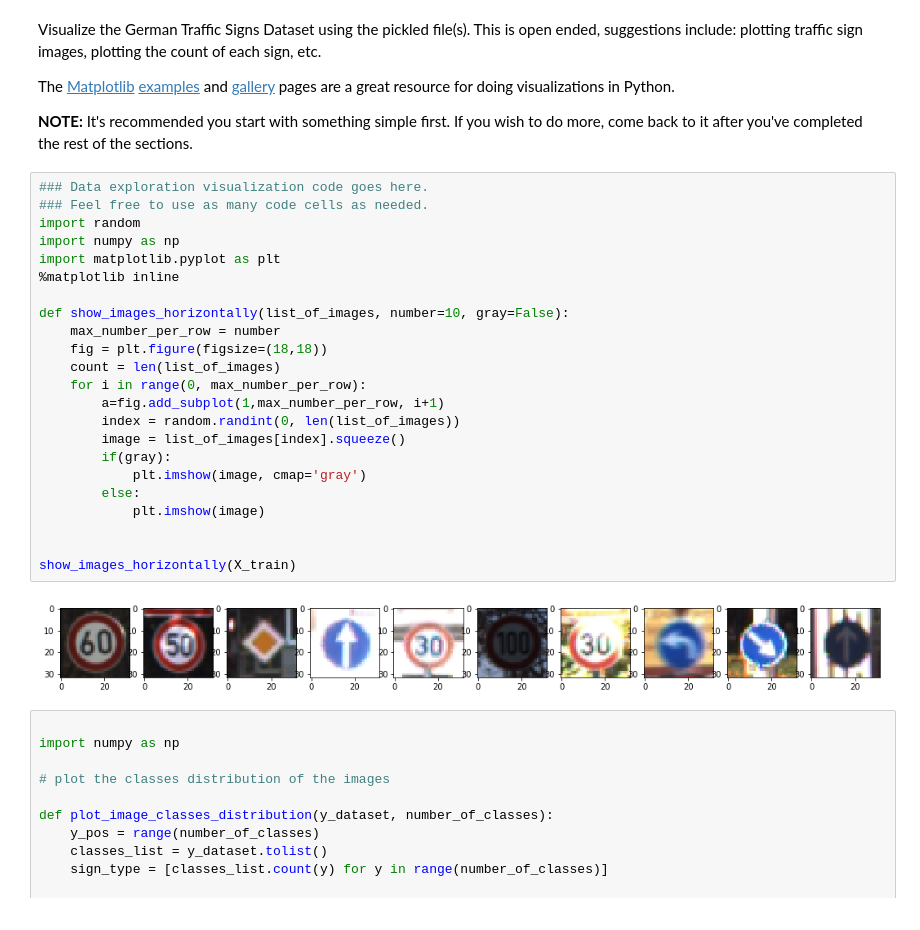
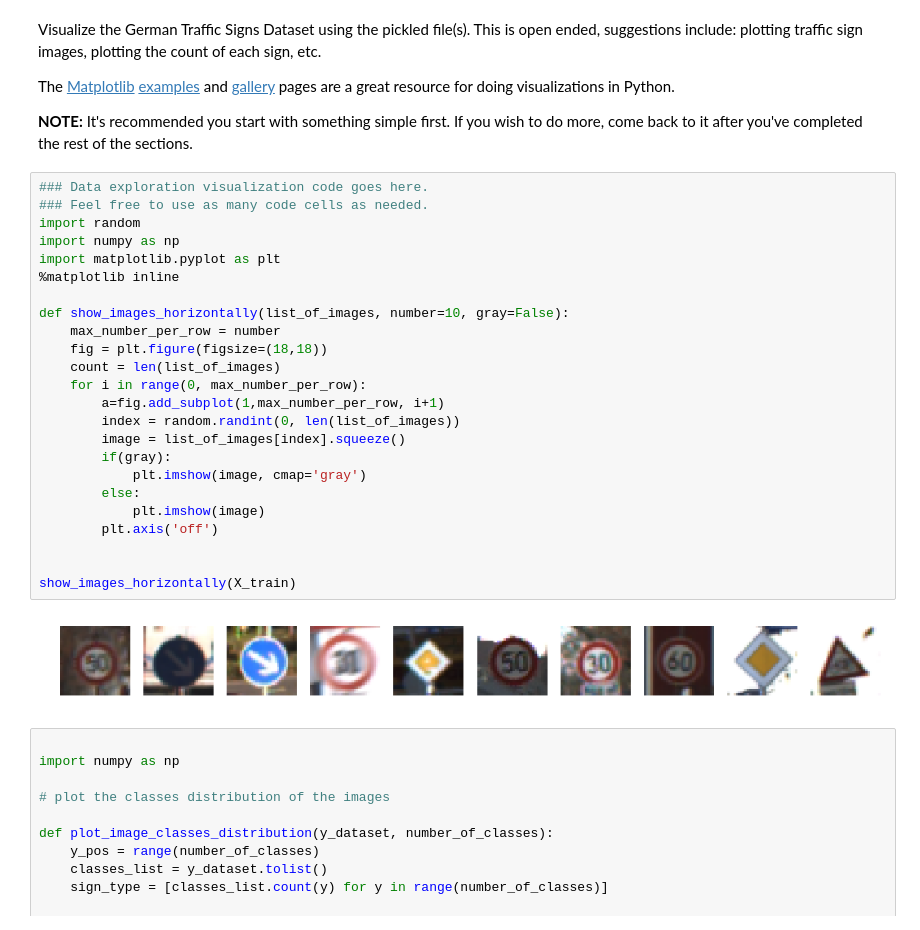
Before and after one commit to carlosbkm/CarND-Traffic-Sign-Classifier, a Jupyter notebook: Traffic_Sign_Classifier.ipynb, the cells around one changed output. Cells and saved outputs as stored; diff of their text form.

```diff
--- a/Traffic_Sign_Classifier.ipynb
+++ b/Traffic_Sign_Classifier.ipynb
@@ -109,28 +109,29 @@ The [Matplotlib](http://matplotlib.org/) [examples](http://matplotlib.org/exampl
 # %%
 ### Data exploration visualization code goes here.
 ### Feel free to use as many code cells as needed.
 import random
 import numpy as np
 import matplotlib.pyplot as plt
 %matplotlib inline
 
 def show_images_horizontally(list_of_images, number=10, gray=False):
     max_number_per_row = number
     fig = plt.figure(figsize=(18,18))
     count = len(list_of_images)
     for i in range(0, max_number_per_row):
         a=fig.add_subplot(1,max_number_per_row, i+1)
         index = random.randint(0, len(list_of_images))
         image = list_of_images[index].squeeze()
         if(gray):
             plt.imshow(image, cmap='gray')
         else:
             plt.imshow(image)
+        plt.axis('off')
 
 
 show_images_horizontally(X_train)
 # %% [output]
-[figure, old version]
+[figure, new version]
 # %%
 
 import numpy as np
```
Also changed, not shown: parts of 17 cells of this notebook.
